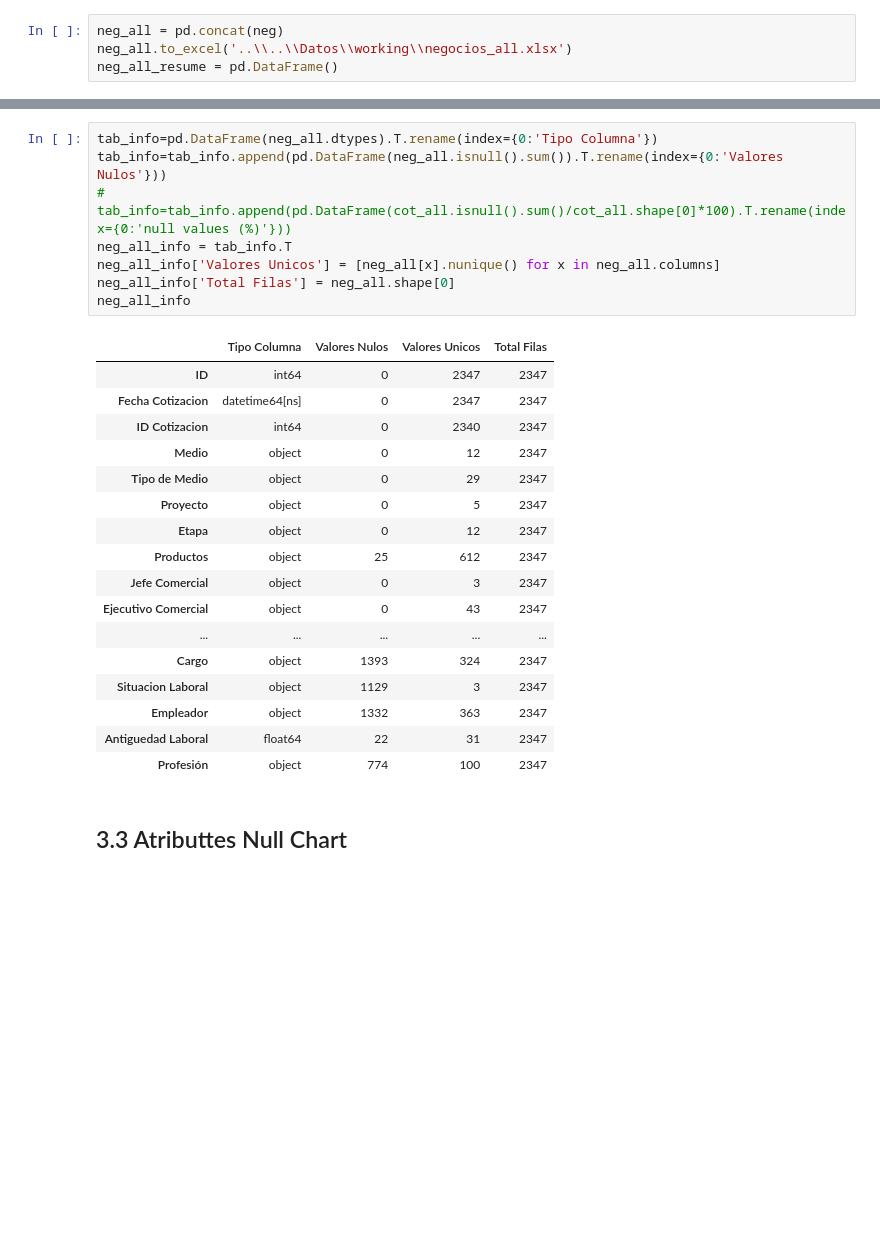
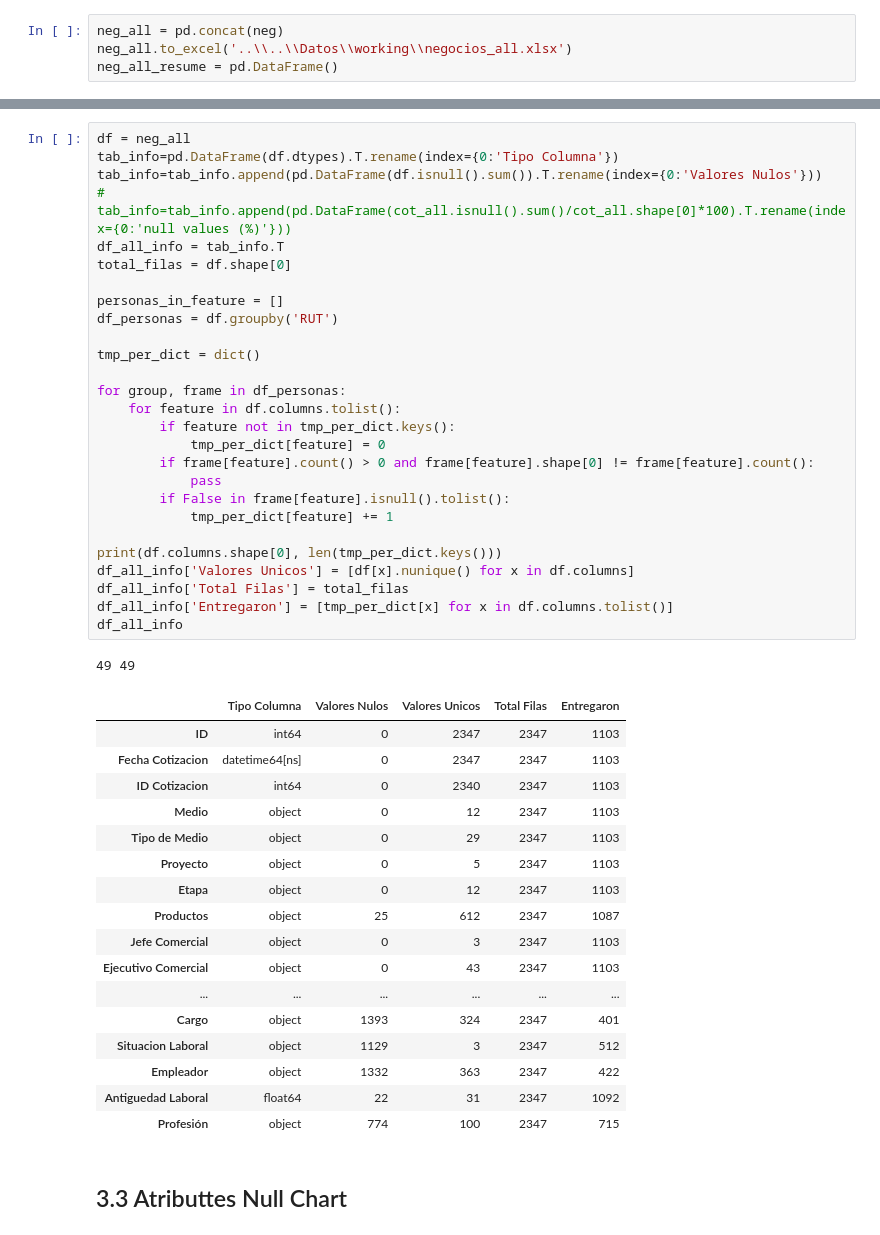
Before and after one commit to jcardenaslie/mem_aitue, a Jupyter notebook: Main Project/1 - Data Understanding/1 - Collect Initial Data.ipynb, the cells around one changed output, grey strips where cells are left out. Cells and saved outputs as stored; diff of their text form; blank space fills up the shorter version.

```diff
--- a/Main Project/1 - Data Understanding/1 - Collect Initial Data.ipynb
+++ b/Main Project/1 - Data Understanding/1 - Collect Initial Data.ipynb
@@ -372,31 +379,51 @@ Profesión                        1573 non-null object
 dtypes: datetime64[ns](5), float64(4), int64(2), object(38)
 memory usage: 916.8+ KB
 # %%
-tab_info=pd.DataFrame(neg_all.dtypes).T.rename(index={0:'Tipo Columna'})
-tab_info=tab_info.append(pd.DataFrame(neg_all.isnull().sum()).T.rename(index={0:'Valores Nulos'}))
+df = neg_all
+tab_info=pd.DataFrame(df.dtypes).T.rename(index={0:'Tipo Columna'})
+tab_info=tab_info.append(pd.DataFrame(df.isnull().sum()).T.rename(index={0:'Valores Nulos'}))
 # tab_info=tab_info.append(pd.DataFrame(cot_all.isnull().sum()/cot_all.shape[0]*100).T.rename(index={0:'null values (%)'}))
-neg_all_info = tab_info.T
-neg_all_info['Valores Unicos'] = [neg_all[x].nunique() for x in neg_all.columns]
-neg_all_info['Total Filas'] = neg_all.shape[0]
-neg_all_info
+df_all_info = tab_info.T
+total_filas = df.shape[0]
+
+personas_in_feature = []
+df_personas = df.groupby('RUT')
+
+tmp_per_dict = dict()
+
+for group, frame in df_personas:
+    for feature in df.columns.tolist():
+        if feature not in tmp_per_dict.keys():
+            tmp_per_dict[feature] = 0
+        if frame[feature].count() > 0 and frame[feature].shape[0] != frame[feature].count():
+            pass
+        if False in frame[feature].isnull().tolist():
+            tmp_per_dict[feature] += 1
+
+print(df.columns.shape[0], len(tmp_per_dict.keys()))
+df_all_info['Valores Unicos'] = [df[x].nunique() for x in df.columns]
+df_all_info['Total Filas'] = total_filas
+df_all_info['Entregaron'] = [tmp_per_dict[x] for x in df.columns.tolist()]
+df_all_info
 # %% [output]
+49 49
-|  | Tipo Columna | Valores Nulos | Valores Unicos | Total Filas |
-| ID | int64 | 0 | 2347 | 2347 |
-| Fecha Cotizacion | datetime64[ns] | 0 | 2347 | 2347 |
-| ID Cotizacion | int64 | 0 | 2340 | 2347 |
-| Medio | object | 0 | 12 | 2347 |
-| Tipo de Medio | object | 0 | 29 | 2347 |
-| Proyecto | object | 0 | 5 | 2347 |
-| Etapa | object | 0 | 12 | 2347 |
-| Productos | object | 25 | 612 | 2347 |
-| Jefe Comercial | object | 0 | 3 | 2347 |
-| Ejecutivo Comercial | object | 0 | 43 | 2347 |
-| ... | ... | ... | ... | ... |
-| Cargo | object | 1393 | 324 | 2347 |
-| Situacion Laboral | object | 1129 | 3 | 2347 |
-| Empleador | object | 1332 | 363 | 2347 |
-| Antiguedad Laboral | float64 | 22 | 31 | 2347 |
-| Profesión | object | 774 | 100 | 2347 |
+|  | Tipo Columna | Valores Nulos | Valores Unicos | Total Filas | Entregaron |
+| ID | int64 | 0 | 2347 | 2347 | 1103 |
+| Fecha Cotizacion | datetime64[ns] | 0 | 2347 | 2347 | 1103 |
+| ID Cotizacion | int64 | 0 | 2340 | 2347 | 1103 |
+| Medio | object | 0 | 12 | 2347 | 1103 |
+| Tipo de Medio | object | 0 | 29 | 2347 | 1103 |
+| Proyecto | object | 0 | 5 | 2347 | 1103 |
+| Etapa | object | 0 | 12 | 2347 | 1103 |
+| Productos | object | 25 | 612 | 2347 | 1087 |
+| Jefe Comercial | object | 0 | 3 | 2347 | 1103 |
+| Ejecutivo Comercial | object | 0 | 43 | 2347 | 1103 |
+| ... | ... | ... | ... | ... | ... |
+| Cargo | object | 1393 | 324 | 2347 | 401 |
+| Situacion Laboral | object | 1129 | 3 | 2347 | 512 |
+| Empleador | object | 1332 | 363 | 2347 | 422 |
+| Antiguedad Laboral | float64 | 22 | 31 | 2347 | 1092 |
+| Profesión | object | 774 | 100 | 2347 | 715 |
 # %% [markdown]
 ## 3.3 Atributtes Null Chart
 # %%
```
Also changed, not shown: parts of 3 cells of this notebook, 7 other files.
